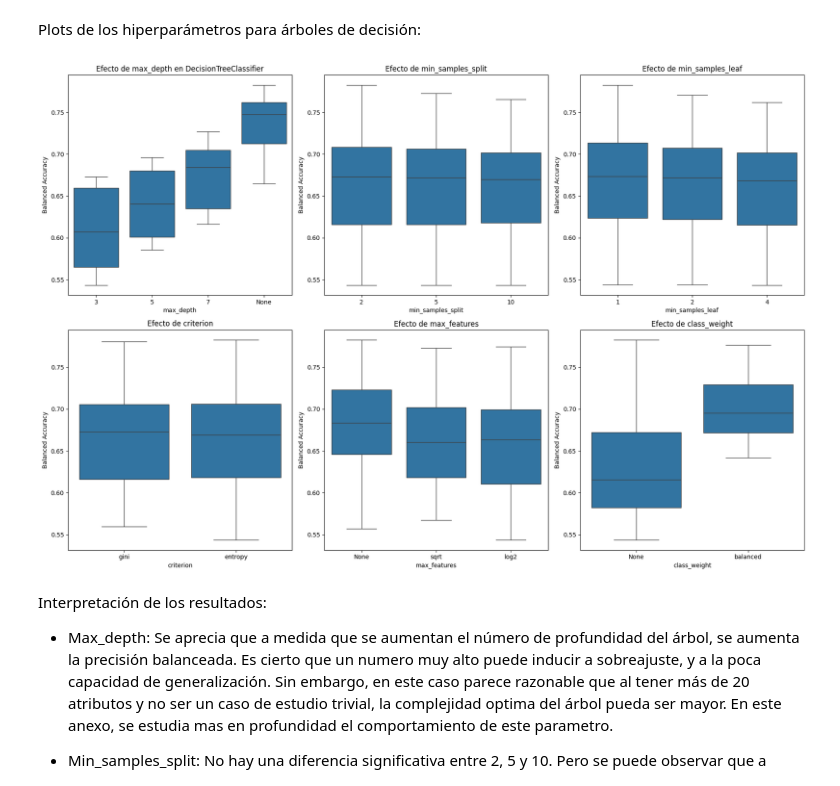
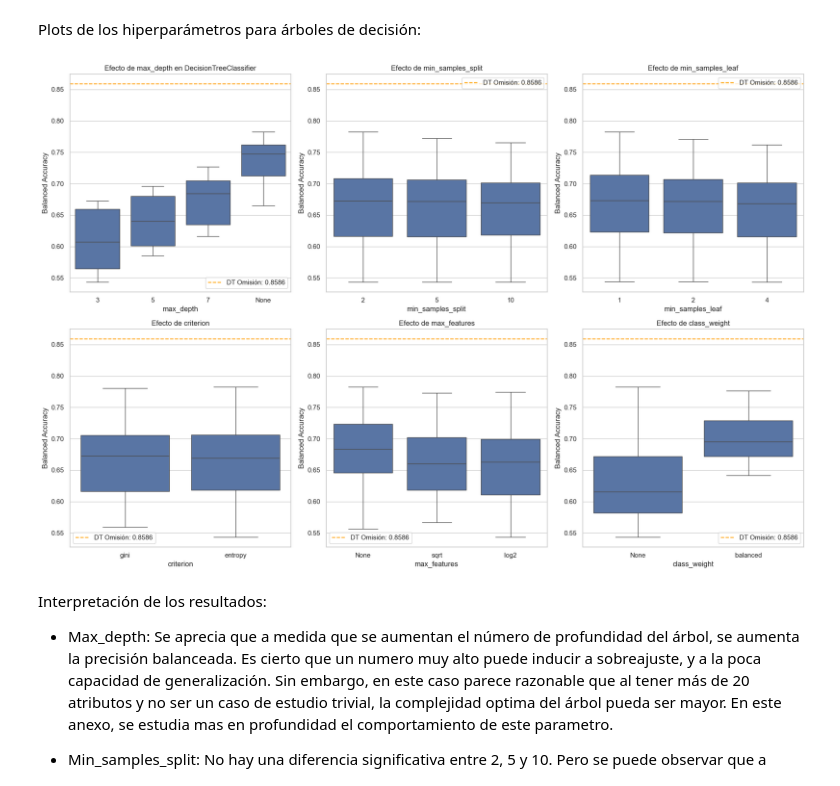
Before and after one commit to 100472330/100472330_100486483_PRACTICA1, a Jupyter notebook: Practica1_AA.ipynb, the cells around one changed output. Drawn from its saved outputs; the diff is of its cells as text; code cells hidden in the pictures.

```diff
--- a/Practica1_AA.ipynb
+++ b/Practica1_AA.ipynb
@@ -641,52 +641,70 @@ Plots de los hiperparámetros para árboles de decisión:
 # %%
 plt.figure(figsize=(18, 12))
 
 # max_depth
-plt.subplot(2, 3, 1)
-sns.boxplot(x='param_max_depth_str', y='mean_test_score', data=tree_results)
-plt.title('Efecto de max_depth en DecisionTreeClassifier')
-plt.xlabel('max_depth')
-plt.ylabel('Balanced Accuracy')
+ax1 = plt.subplot(2, 3, 1)
+sns.boxplot(x='param_max_depth_str', y='mean_test_score', data=tree_results, ax=ax1)
+ax1.axhline(y=dt_omision_balanced_acc, color='orange', linestyle='--',
+            label=f"DT Omisión: {dt_omision_balanced_acc:.4f}")
+ax1.set_title('Efecto de max_depth en DecisionTreeClassifier')
+ax1.set_xlabel('max_depth')
+ax1.set_ylabel('Balanced Accuracy')
+ax1.legend()
 
 # min_samples_split
-plt.subplot(2, 3, 2)
-sns.boxplot(x='param_min_samples_split_str', y='mean_test_score', data=tree_results)
-plt.title('Efecto de min_samples_split')
-plt.xlabel('min_samples_split')
-plt.ylabel('Balanced Accuracy')
+ax2 = plt.subplot(2, 3, 2)
+sns.boxplot(x='param_min_samples_split_str', y='mean_test_score', data=tree_results, ax=ax2)
+ax2.axhline(y=dt_omision_balanced_acc, color='orange', linestyle='--',
+            label=f"DT Omisión: {dt_omision_balanced_acc:.4f}")
+ax2.set_title('Efecto de min_samples_split')
+ax2.set_xlabel('min_samples_split')
+ax2.set_ylabel('Balanced Accuracy')
+ax2.legend()
 
 # min_samples_leaf
-plt.subplot(2, 3, 3)
-sns.boxplot(x='param_min_samples_leaf_str', y='mean_test_score', data=tree_results)
-plt.title('Efecto de min_samples_leaf')
-plt.xlabel('min_samples_leaf')
-plt.ylabel('Balanced Accuracy')
+ax3 = plt.subplot(2, 3, 3)
+sns.boxplot(x='param_min_samples_leaf_str', y='mean_test_score', data=tree_results, ax=ax3)
+ax3.axhline(y=dt_omision_balanced_acc, color='orange', linestyle='--',
+            label=f"DT Omisión: {dt_omision_balanced_acc:.4f}")
+ax3.set_title('Efecto de min_samples_leaf')
+ax3.set_xlabel('min_samples_leaf')
+ax3.set_ylabel('Balanced Accuracy')
+ax3.legend()
 
 # criterion
-plt.subplot(2, 3, 4)
-sns.boxplot(x='param_criterion_str', y='mean_test_score', data=tree_results)
-plt.title('Efecto de criterion')
-plt.xlabel('criterion')
-plt.ylabel('Balanced Accuracy')
+ax4 = plt.subplot(2, 3, 4)
+sns.boxplot(x='param_criterion_str', y='mean_test_score', data=tree_results, ax=ax4)
+ax4.axhline(y=dt_omision_balanced_acc, color='orange', linestyle='--',
+            label=f"DT Omisión: {dt_omision_balanced_acc:.4f}")
+ax4.set_title('Efecto de criterion')
+ax4.set_xlabel('criterion')
+ax4.set_ylabel('Balanced Accuracy')
+ax4.legend()
 
 # max_features
-plt.subplot(2, 3, 5)
-sns.boxplot(x='param_max_features_str', y='mean_test_score', data=tree_results)
-plt.title('Efecto de max_features')
-plt.xlabel('max_features')
-plt.ylabel('Balanced Accuracy')
+ax5 = plt.subplot(2, 3, 5)
+sns.boxplot(x='param_max_features_str', y='mean_test_score', data=tree_results, ax=ax5)
+ax5.axhline(y=dt_omision_balanced_acc, color='orange', linestyle='--',
+            label=f"DT Omisión: {dt_omision_balanced_acc:.4f}")
+ax5.set_title('Efecto de max_features')
+ax5.set_xlabel('max_features')
+ax5.set_ylabel('Balanced Accuracy')
+ax5.legend()
 
 # class_weight
-plt.subplot(2, 3, 6)
-sns.boxplot(x='param_class_weight_str', y='mean_test_score', data=tree_results)
-plt.title('Efecto de class_weight')
-plt.xlabel('class_weight')
-plt.ylabel('Balanced Accuracy')
+ax6 = plt.subplot(2, 3, 6)
+sns.boxplot(x='param_class_weight_str', y='mean_test_score', data=tree_results, ax=ax6)
+ax6.axhline(y=dt_omision_balanced_acc, color='orange', linestyle='--',
+            label=f"DT Omisión: {dt_omision_balanced_acc:.4f}")
+ax6.set_title('Efecto de class_weight')
+ax6.set_xlabel('class_weight')
+ax6.set_ylabel('Balanced Accuracy')
+ax6.legend()
 
 plt.tight_layout()
 plt.show()
 # %% [output]
-[figure, old version]
+[figure, new version]
 # %% [markdown]
 Interpretación de los resultados:
 
```
Also changed, not shown: parts of 3 cells of this notebook.
